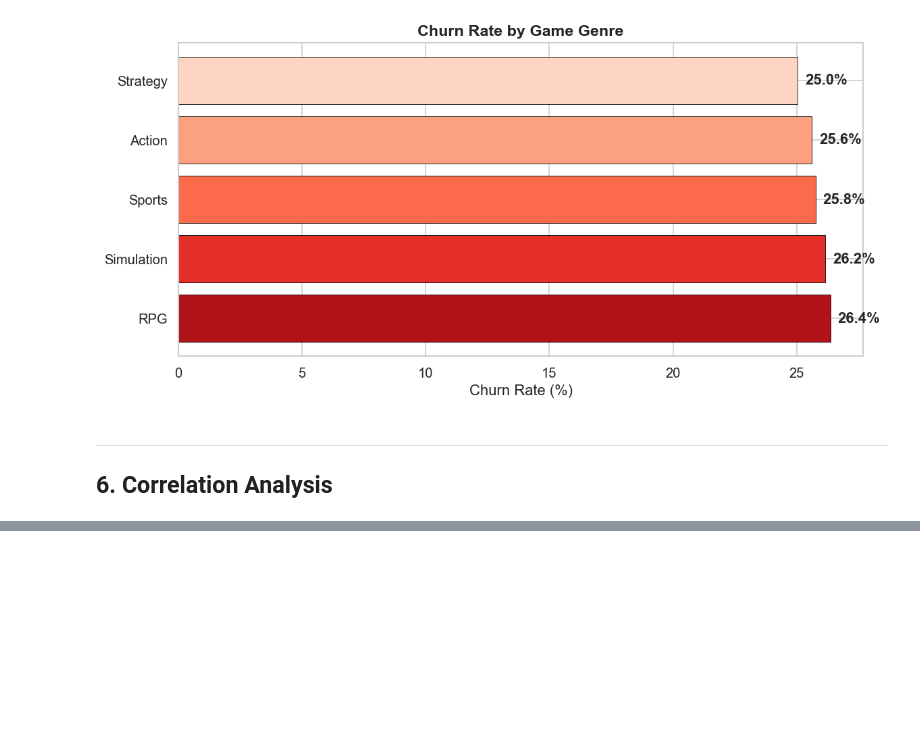
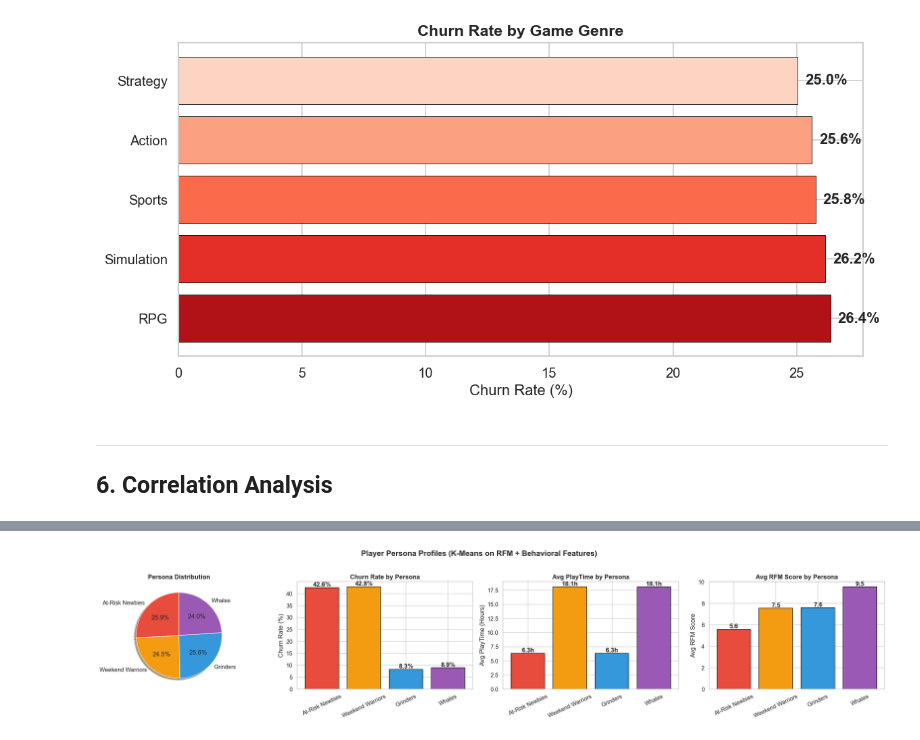
Before and after one commit to addy9051/game_analytics_project, a Jupyter notebook: notebooks/01_exploratory_data_analysis_executed.nbconvert.ipynb, the cells around one changed output, grey strips where cells are left out. Drawn from its saved outputs; the diff is of its cells as text; code cells hidden in the pictures; blank space fills up the shorter version.

```diff
--- a/notebooks/01_exploratory_data_analysis_executed.nbconvert.ipynb
+++ b/notebooks/01_exploratory_data_analysis_executed.nbconvert.ipynb
@@ -673,0 +359,19 @@ SparkSession terminated.
+# %%
+# Apply K=4 for 4 distinct personas
+km_final = KMeans(k=4, seed=42, featuresCol='features', predictionCol='Segment')
+km_model = km_final.fit(df_scaled)
+df = km_model.transform(df_scaled)
+
+# Profile each cluster to assign meaningful persona labels
+print('=== Raw Cluster Profiles (inspect to assign persona names) ===')
+cluster_profile = df.groupBy('Segment').agg(
+    F.count('*').alias('Count'),
+    F.round(F.mean('PlayTimeHours'), 2).alias('AvgPlayTime'),
+    F.round(F.mean('SessionsPerWeek'), 2).alias('AvgSessions'),
+    F.round(F.mean('PlayerLevel'), 2).alias('AvgLevel'),
+    F.round(F.mean('AchievementsUnlocked'), 2).alias('AvgAchievements'),
+    F.round(F.mean('MonetaryProxy'), 2).alias('AvgMonetary'),
+    F.round(F.mean('RFM_Total'), 2).alias('AvgRFM'),
+    F.round(F.mean('Churn_Risk'), 3).alias('ChurnRate')
+).orderBy('Segment')
+cluster_profile.show(truncate=False)
@@ -673,0 +425,51 @@ SparkSession terminated.
+# %%
+# Visualize personas
+seg_pdf = df.groupBy('Player_Persona').agg(
+    F.count('*').alias('Count'),
+    F.mean('Churn_Risk').alias('ChurnRate'),
+    F.mean('PlayTimeHours').alias('AvgPlayTime'),
+    F.mean('RFM_Total').alias('AvgRFM')
+).toPandas().sort_values('AvgRFM')
+
+persona_colors = {'At-Risk Newbies': '#e74c3c', 'Weekend Warriors': '#f39c12',
+                  'Grinders': '#3498db', 'Whales': '#9b59b6'}
+colors_list = [persona_colors.get(p, '#95a5a6') for p in seg_pdf['Player_Persona']]
+
+fig, axes = plt.subplots(1, 4, figsize=(24, 5))
+
+# Pie
+axes[0].pie(seg_pdf['Count'], labels=seg_pdf['Player_Persona'], autopct='%1.1f%%',
+            colors=colors_list, startangle=90, shadow=True)
+axes[0].set_title('Persona Distribution', fontweight='bold')
+
+# Churn rate
+seg_pdf['ChurnPct'] = seg_pdf['ChurnRate'] * 100
+bars1 = axes[1].bar(seg_pdf['Player_Persona'], seg_pdf['ChurnPct'], color=colors_list, edgecolor='black')
+for bar, val in zip(bars1, seg_pdf['ChurnPct']):
+    axes[1].text(bar.get_x() + bar.get_width()/2, bar.get_height() + 0.5, f'{val:.1f}%', ha='center', fontweight='bold')
+axes[1].set_ylabel('Churn Rate (%)')
+axes[1].set_title('Churn Rate by Persona', fontweight='bold')
+axes[1].tick_params(axis='x', rotation=25)
+
+# Avg PlayTime
+bars2 = axes[2].bar(seg_pdf['Player_Persona'], seg_pdf['AvgPlayTime'], color=colors_list, edgecolor='black')
+for bar, val in zip(bars2, seg_pdf['AvgPlayTime']):
+    axes[2].text(bar.get_x() + bar.get_width()/2, bar.get_height() + 0.2, f'{val:.1f}h', ha='center', fontweight='bold')
+axes[2].set_ylabel('Avg PlayTime (Hours)')
+axes[2].set_title('Avg PlayTime by Persona', fontweight='bold')
+axes[2].tick_params(axis='x', rotation=25)
+
+# Avg RFM
+bars3 = axes[3].bar(seg_pdf['Player_Persona'], seg_pdf['AvgRFM'], color=colors_list, edgecolor='black')
+for bar, val in zip(bars3, seg_pdf['AvgRFM']):
+    axes[3].text(bar.get_x() + bar.get_width()/2, bar.get_height() + 0.1, f'{val:.1f}', ha='center', fontweight='bold')
+axes[3].set_ylabel('Avg RFM Score')
+axes[3].set_title('Avg RFM Score by Persona', fontweight='bold')
+axes[3].tick_params(axis='x', rotation=25)
+
+plt.suptitle('Player Persona Profiles (K-Means on RFM + Behavioral Features)', fontsize=16, fontweight='bold', y=1.02)
+plt.tight_layout()
+plt.savefig('../data/processed/chart_persona_profiles.png', bbox_inches='tight')
+plt.show()
+# %% [output]
+[figure, added]
```
Also changed, not shown: parts of 55 cells of this notebook, 3 other files.
